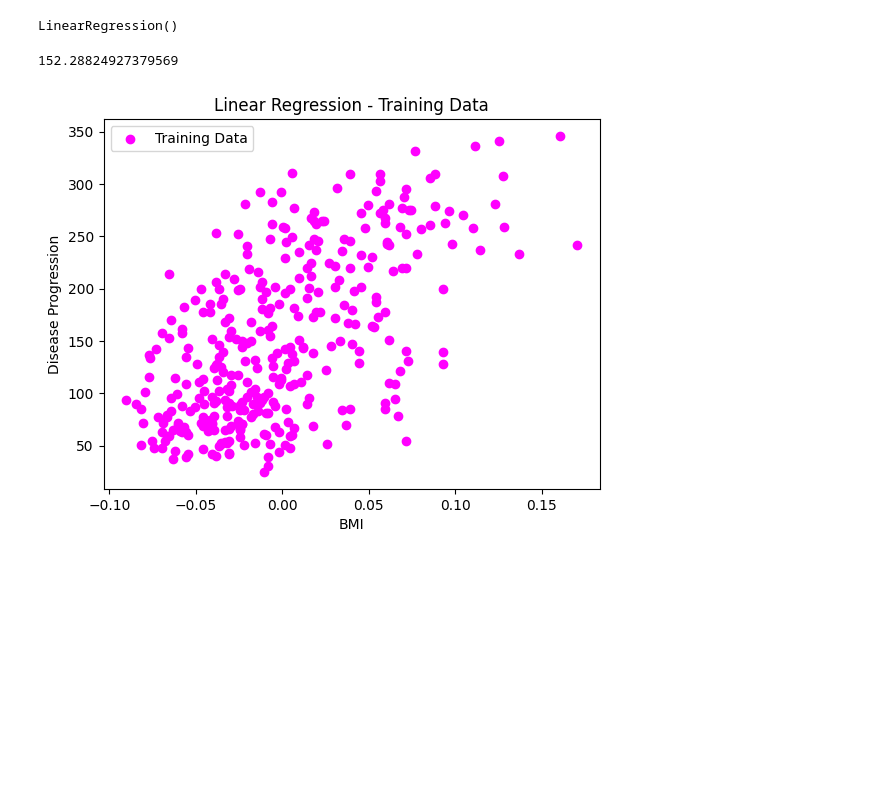
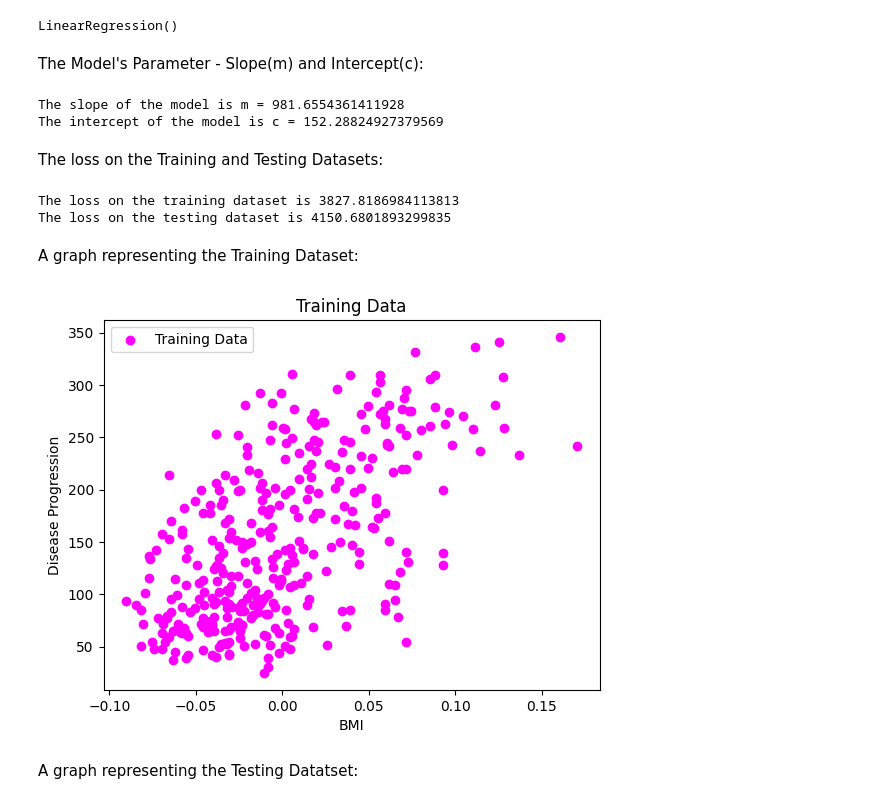
Before and after one commit to zeelshah007/CSCN8010-lab-submissions, a Jupyter notebook: students_submissions/8902834/lab3.ipynb, the cells around one changed output. Drawn from its saved outputs; the diff is of its cells as text; code cells hidden in the pictures; blank space fills up the shorter version.

```diff
--- a/students_submissions/8902834/lab3.ipynb
+++ b/students_submissions/8902834/lab3.ipynb
@@ -15,22 +19,39 @@ model = LinearRegression()
 model.fit(X_train,y_train)
 # %% [output]
 LinearRegression()
+# %% [markdown]
+The Model's Parameter - Slope(m) and Intercept(c):
 # %%
-m = model.coef_
+m = float(model.coef_)
 c = model.intercept_
 y_pred = model.predict(X_test)
-print (m)
-print(c)
+print("The slope of the model is m =",m)
+print("The intercept of the model is c =",c)
 # %% [output]
-152.28824927379569
+The slope of the model is m = 981.6554361411928
+The intercept of the model is c = 152.28824927379569
+# %% [markdown]
+The loss on the Training and Testing Datasets:
+# %%
+y_train_pred = model.predict(X_train)
+train_loss = np.mean((y_train - y_train_pred) ** 2)
+test_loss = np.mean((y_test - y_pred) ** 2)
+print("The loss on the training dataset is", train_loss)
+print("The loss on the testing dataset is", test_loss)
+# %% [output]
+The loss on the training dataset is 3827.8186984113813
+The loss on the testing dataset is 4150.6801893299835
+# %% [markdown]
+A graph representing the Training Dataset:
 # %%
-# Plot the training data and the model
 plt.scatter(X_train, y_train, color='magenta', label='Training Data')
 plt.xlabel('BMI')
 plt.ylabel('Disease Progression')
-plt.title('Linear Regression - Training Data')
+plt.title('Training Data')
 plt.legend()
 plt.show()
 # %% [output]
-[figure, old version]
+[figure, new version]
+# %% [markdown]
+A graph representing the Testing Datatset:
 # %%
```
Also changed, not shown: parts of 7 cells of this notebook, 2 other files.
